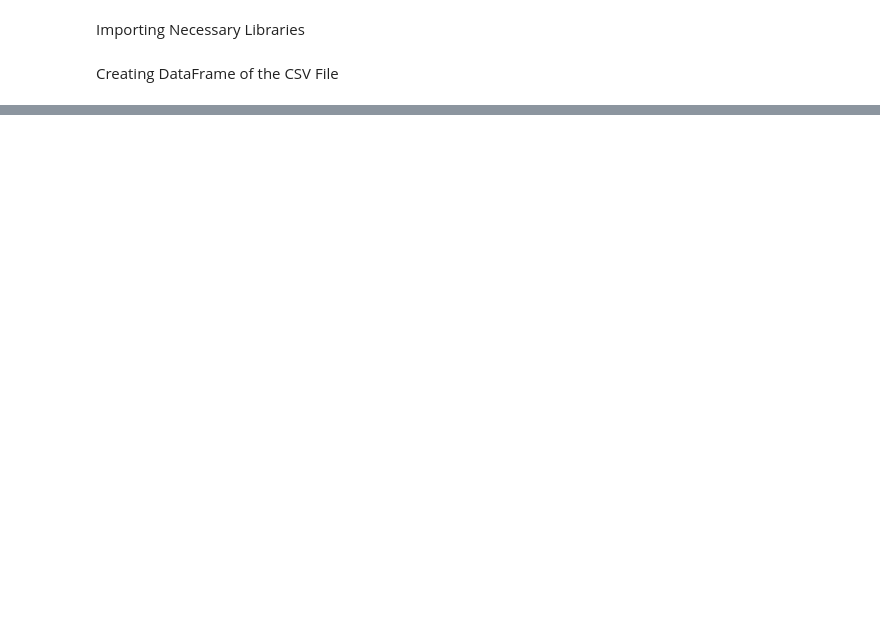
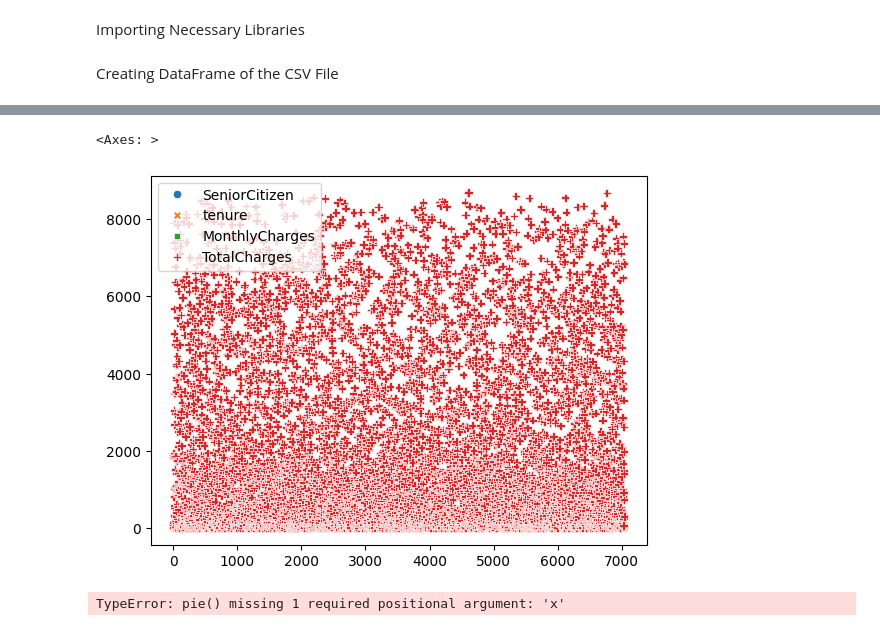
Before and after one commit to sarthak-opash/AI-ML-Internship, a Jupyter notebook: Day 20 (ML Mini Project)/telco_customer_churn.ipynb, the cells around one changed output, grey strips where cells are left out. Saved outputs shown, nothing was run; the diff lists cells and outputs as text; code cells hidden in the pictures; blank space fills up the shorter version.

```diff
--- a/Day 20 (ML Mini Project)/telco_customer_churn.ipynb
+++ b/Day 20 (ML Mini Project)/telco_customer_churn.ipynb
@@ -81,0 +156,12 @@ Finding Outlier if is there any
+# %%
+sns.scatterplot(
+    data
+)
+# %% [output]
+<Axes: >
+[figure, added]
+# %%
+plt.pie(
+)
+# %% [output]
+TypeError: pie() missing 1 required positional argument: 'x'
```
Also changed, not shown: parts of 9 cells of this notebook.
